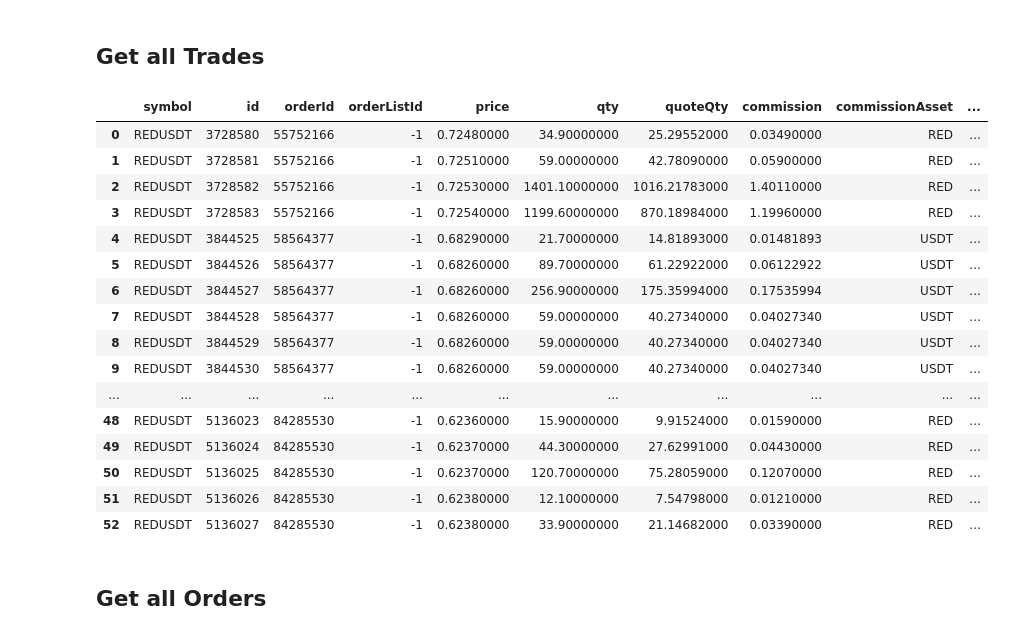
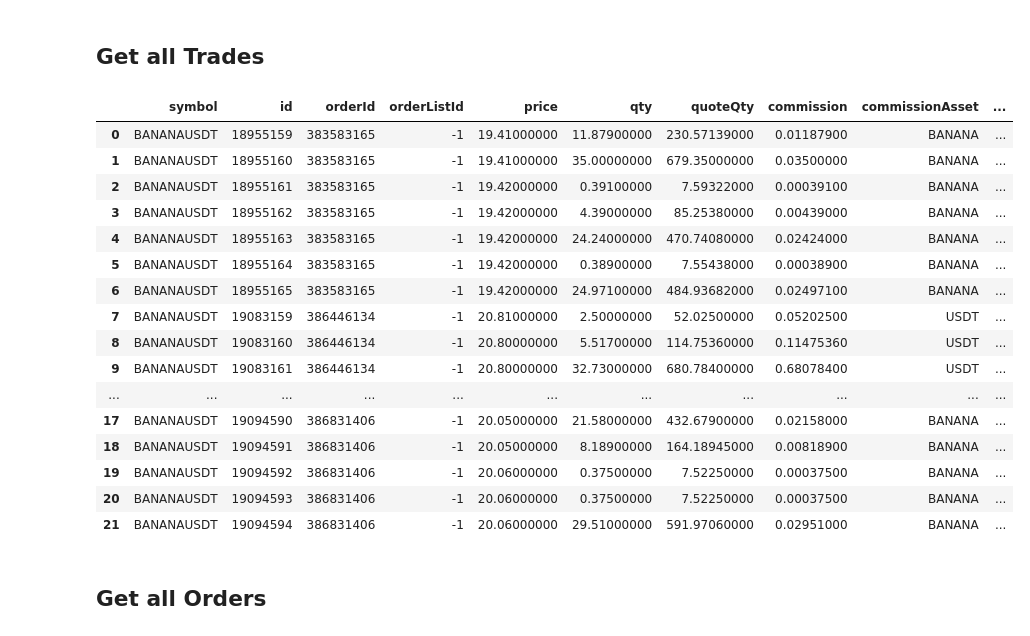
Before and after one commit to enchance/tktor, a Jupyter notebook: dev/scripts/binance.ipynb, the cells around one changed output. Cells and saved outputs as stored; diff of their text form; code cells hidden in the pictures.

```diff
--- a/dev/scripts/binance1.ipynb
+++ b/dev/scripts/binance.ipynb
@@ -42,29 +42,33 @@ feedf[feedf['symbol'] == 'zrousdt'.upper()]
 # %% [markdown]
 ## Get all Trades
 # %%
+async def get_trades(symbol: str, start_time: int) -> pd.DataFrame:
+    tradesdf = pd.DataFrame(await client.get_my_trades(symbol=symbol.upper(), startTime=start_time))
+    if tradesdf.shape[0]:
+        tradesdf['time'] = pd.to_datetime(tradesdf['time'], unit='ms')
+    return tradesdf
+
+
 start_time = int(arrow.get('2025-03-17').int_timestamp * 1000)
-tradesdf = pd.DataFrame(await client.get_my_trades(symbol='redusdt'.upper(), startTime=start_time))
-if tradesdf.shape[0]:
-    tradesdf['time'] = pd.to_datetime(tradesdf['time'], unit='ms')
-tradesdf
+await get_trades('BANANAUSDT', start_time)
 # %% [output]
 |  | symbol | id | orderId | orderListId | price | qty | quoteQty | commission | commissionAsset | ... |
-| 0 | REDUSDT | 3728580 | 55752166 | -1 | 0.72480000 | 34.90000000 | 25.29552000 | 0.03490000 | RED | ... |
-| 1 | REDUSDT | 3728581 | 55752166 | -1 | 0.72510000 | 59.00000000 | 42.78090000 | 0.05900000 | RED | ... |
-| 2 | REDUSDT | 3728582 | 55752166 | -1 | 0.72530000 | 1401.10000000 | 1016.21783000 | 1.40110000 | RED | ... |
-| 3 | REDUSDT | 3728583 | 55752166 | -1 | 0.72540000 | 1199.60000000 | 870.18984000 | 1.19960000 | RED | ... |
-| 4 | REDUSDT | 3844525 | 58564377 | -1 | 0.68290000 | 21.70000000 | 14.81893000 | 0.01481893 | USDT | ... |
-| 5 | REDUSDT | 3844526 | 58564377 | -1 | 0.68260000 | 89.70000000 | 61.22922000 | 0.06122922 | USDT | ... |
-| 6 | REDUSDT | 3844527 | 58564377 | -1 | 0.68260000 | 256.90000000 | 175.35994000 | 0.17535994 | USDT | ... |
-| 7 | REDUSDT | 3844528 | 58564377 | -1 | 0.68260000 | 59.00000000 | 40.27340000 | 0.04027340 | USDT | ... |
-| 8 | REDUSDT | 3844529 | 58564377 | -1 | 0.68260000 | 59.00000000 | 40.27340000 | 0.04027340 | USDT | ... |
-| 9 | REDUSDT | 3844530 | 58564377 | -1 | 0.68260000 | 59.00000000 | 40.27340000 | 0.04027340 | USDT | ... |
+| 0 | BANANAUSDT | 18955159 | 383583165 | -1 | 19.41000000 | 11.87900000 | 230.57139000 | 0.01187900 | BANANA | ... |
+| 1 | BANANAUSDT | 18955160 | 383583165 | -1 | 19.41000000 | 35.00000000 | 679.35000000 | 0.03500000 | BANANA | ... |
+| 2 | BANANAUSDT | 18955161 | 383583165 | -1 | 19.42000000 | 0.39100000 | 7.59322000 | 0.00039100 | BANANA | ... |
+| 3 | BANANAUSDT | 18955162 | 383583165 | -1 | 19.42000000 | 4.39000000 | 85.25380000 | 0.00439000 | BANANA | ... |
+| 4 | BANANAUSDT | 18955163 | 383583165 | -1 | 19.42000000 | 24.24000000 | 470.74080000 | 0.02424000 | BANANA | ... |
+| 5 | BANANAUSDT | 18955164 | 383583165 | -1 | 19.42000000 | 0.38900000 | 7.55438000 | 0.00038900 | BANANA | ... |
+| 6 | BANANAUSDT | 18955165 | 383583165 | -1 | 19.42000000 | 24.97100000 | 484.93682000 | 0.02497100 | BANANA | ... |
+| 7 | BANANAUSDT | 19083159 | 386446134 | -1 | 20.81000000 | 2.50000000 | 52.02500000 | 0.05202500 | USDT | ... |
+| 8 | BANANAUSDT | 19083160 | 386446134 | -1 | 20.80000000 | 5.51700000 | 114.75360000 | 0.11475360 | USDT | ... |
+| 9 | BANANAUSDT | 19083161 | 386446134 | -1 | 20.80000000 | 32.73000000 | 680.78400000 | 0.68078400 | USDT | ... |
 | ... | ... | ... | ... | ... | ... | ... | ... | ... | ... | ... |
-| 48 | REDUSDT | 5136023 | 84285530 | -1 | 0.62360000 | 15.90000000 | 9.91524000 | 0.01590000 | RED | ... |
-| 49 | REDUSDT | 5136024 | 84285530 | -1 | 0.62370000 | 44.30000000 | 27.62991000 | 0.04430000 | RED | ... |
-| 50 | REDUSDT | 5136025 | 84285530 | -1 | 0.62370000 | 120.70000000 | 75.28059000 | 0.12070000 | RED | ... |
-| 51 | REDUSDT | 5136026 | 84285530 | -1 | 0.62380000 | 12.10000000 | 7.54798000 | 0.01210000 | RED | ... |
-| 52 | REDUSDT | 5136027 | 84285530 | -1 | 0.62380000 | 33.90000000 | 21.14682000 | 0.03390000 | RED | ... |
+| 17 | BANANAUSDT | 19094590 | 386831406 | -1 | 20.05000000 | 21.58000000 | 432.67900000 | 0.02158000 | BANANA | ... |
+| 18 | BANANAUSDT | 19094591 | 386831406 | -1 | 20.05000000 | 8.18900000 | 164.18945000 | 0.00818900 | BANANA | ... |
+| 19 | BANANAUSDT | 19094592 | 386831406 | -1 | 20.06000000 | 0.37500000 | 7.52250000 | 0.00037500 | BANANA | ... |
+| 20 | BANANAUSDT | 19094593 | 386831406 | -1 | 20.06000000 | 0.37500000 | 7.52250000 | 0.00037500 | BANANA | ... |
+| 21 | BANANAUSDT | 19094594 | 386831406 | -1 | 20.06000000 | 29.51000000 | 591.97060000 | 0.02951000 | BANANA | ... |
 # %% [markdown]
 ## Get all Orders
 # %%
```
Also changed, not shown: parts of 9 cells of this notebook.
